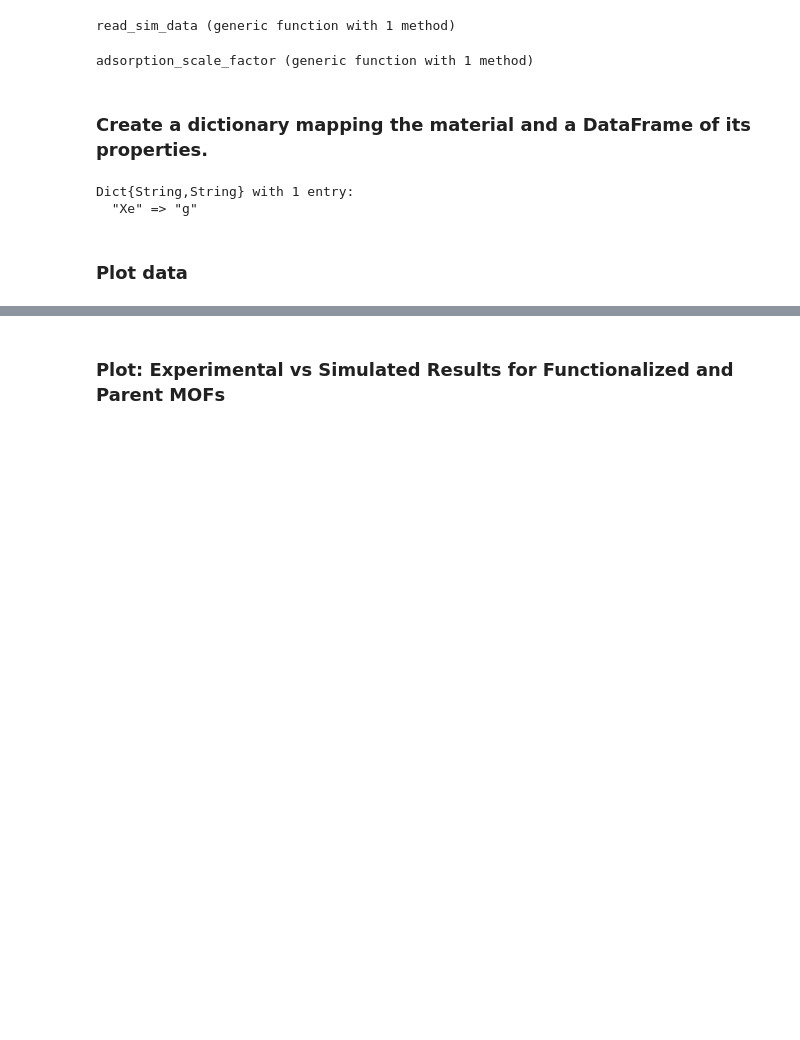
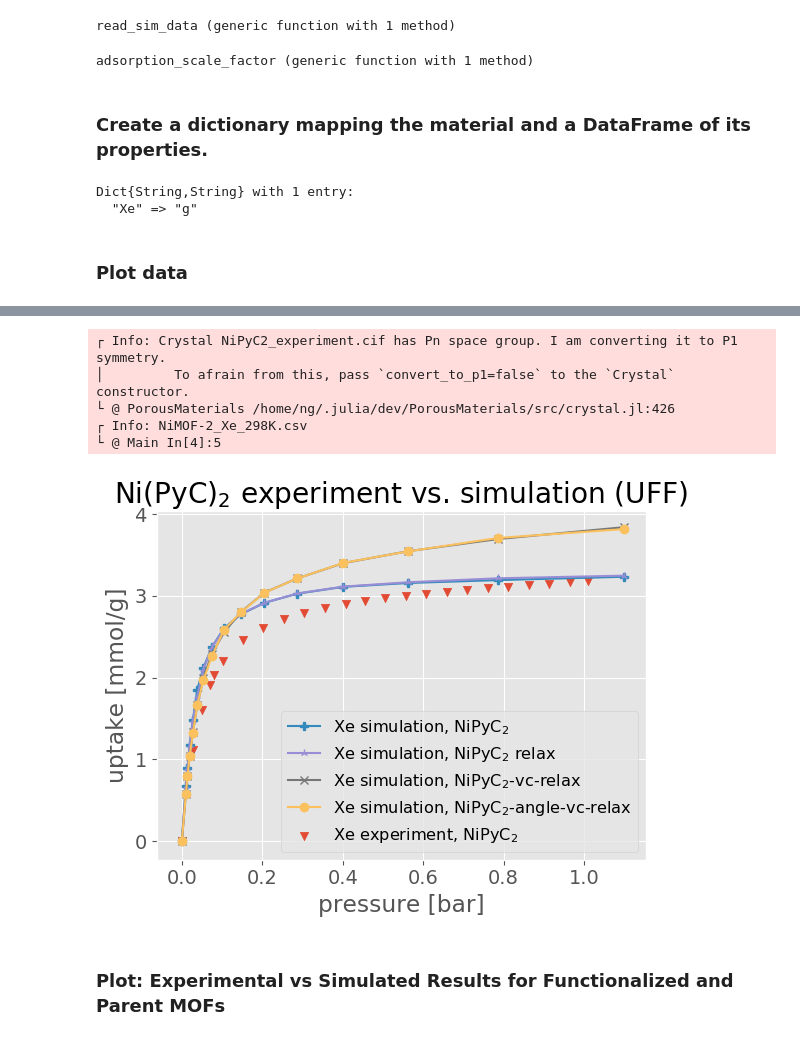
Before and after one commit to SimonEnsemble/NiPyC_analogues, a Jupyter notebook: simulated_isotherm_data/isotherm_sim_results_to_dataframe.ipynb, the cells around one changed output, grey strips where cells are left out. Drawn from its saved outputs; the diff is of its cells as text; code cells hidden in the pictures; blank space fills up the shorter version.

```diff
--- a/simulated_isotherm_data/isotherm_sim_results_to_dataframe.ipynb
+++ b/simulated_isotherm_data/isotherm_sim_results_to_dataframe.ipynb
@@ -209,3 +196,74 @@ LoadError: JLD2.InvalidDataException()
+# %%
+# @eval PorousMaterials PATH_TO_CRYSTALS = joinpath("/home/ng/DTRA/structural_relaxation/post-relaxation_cifs/")
+
+frameworks = ["NiPyC2_experiment.cif", "NiPyC2_relax.cif",
+              "NiPyC2_vc-relax.cif",
+              "NiPyC2_pbesol-angle-vc-relax.cif"]
+
+labels_gas = Dict("Xe" => "Xe simulation", "Kr" => "Kr simulation")
+labels_mof = Dict(zip(frameworks, [L"NiPyC$_2$", L"NiPyC$_2$ relax",
+                                   L"NiPyC$_2$-vc-relax",
+                                   L"NiPyC$_2$-angle-vc-relax"]))
+
+mof_to_marker = Dict(zip(frameworks, ["P", "2", "x", "o", "*", ">"]))
+mof_to_color = Dict(zip(frameworks, ["C$i" for i = 1:length(frameworks)]))
+
+adsorption_per_unit_cell = false
+ads_scale_factor = 1.0
+
+if adsorption_per_unit_cell
+    ads_scale_factor = adsorption_scale_factor(frameworks[1])
+    xtal = Crystal(frameworks[1])
+    strip_numbers_from_atom_labels!(xtal)
+#     @assert length(frameworks) == 1
+#     adsorption_scale_factor = 6.02214 * crystal_density(xtal) * xtal.box.Ω * 10^(-7)
+end
+
+###
+# make figure
+###
+figure()
+for gas in adsorbate
+    for mof in frameworks
+        df_sim = read_sim_data(props_we_want, mof, gas, temp, ffield, pressures, nburn, nsample)
+        plot(df_sim[:, Symbol("pressure (bar)")],
+                df_sim[:, Symbol("⟨N⟩ (mmol/g)")] * ads_scale_factor,
+                label=labels_gas[gas] * ", " * labels_mof[mof],
+                marker=mof_to_marker[mof],
+                color=mof_to_color[mof])
+    end
+    df_exp = experimental_isotherm_data(gas, "")
+    scatter(df_exp[:, Symbol("pressure (bar)")],
+            df_exp[:, Symbol("⟨N⟩ (mmol/g)")] * ads_scale_factor,
+            label=labels_exp[gas] * ", " * L"NiPyC$_2$",
+            marker=exp_data_to_marker[gas],
+            color=adsorbate_to_color[gas])
+end
+
+# label=split(cof,".")[1]
+
+legend(loc="best", fontsize="small")
+xlabel("pressure [bar]")
+if adsorption_per_unit_cell
+    ylabel("uptake [atoms/unit cell]")
+else
+    ylabel("uptake [mmol/g]")
+
+end
+title(L"Ni(PyC)$_2$ experiment vs. simulation (UFF)")
+# title("NiPyC2 isotherms with $ffield")
+# xlim(xmin=0, xmax=1.2)
+# ylim(ymin=0, ymax=4.0)
+tight_layout()
+savefig("NiPyC2_isotherms_uptake_with_$ffield.png", dpi=300, format="png")
+# savefig("NiPyC2_isotherms_uptake_per_unit_cell_with_$ffield.png", dpi=300, format="png")
+# %% [output]
+┌ Info: Crystal NiPyC2_experiment.cif has Pn space group. I am converting it to P1 symmetry.
+│         To afrain from this, pass `convert_to_p1=false` to the `Crystal` constructor.
+└ @ PorousMaterials /home/ng/.julia/dev/PorousMaterials/src/crystal.jl:426
+┌ Info: NiMOF-2_Xe_298K.csv
+└ @ Main In[4]:5
+[figure, added]
 # %% [markdown]
 ### Plot: Experimental vs Simulated Results for Functionalized and Parent MOFs
 # %%
```
Also changed, not shown: parts of 3 cells of this notebook, 37 other files.
